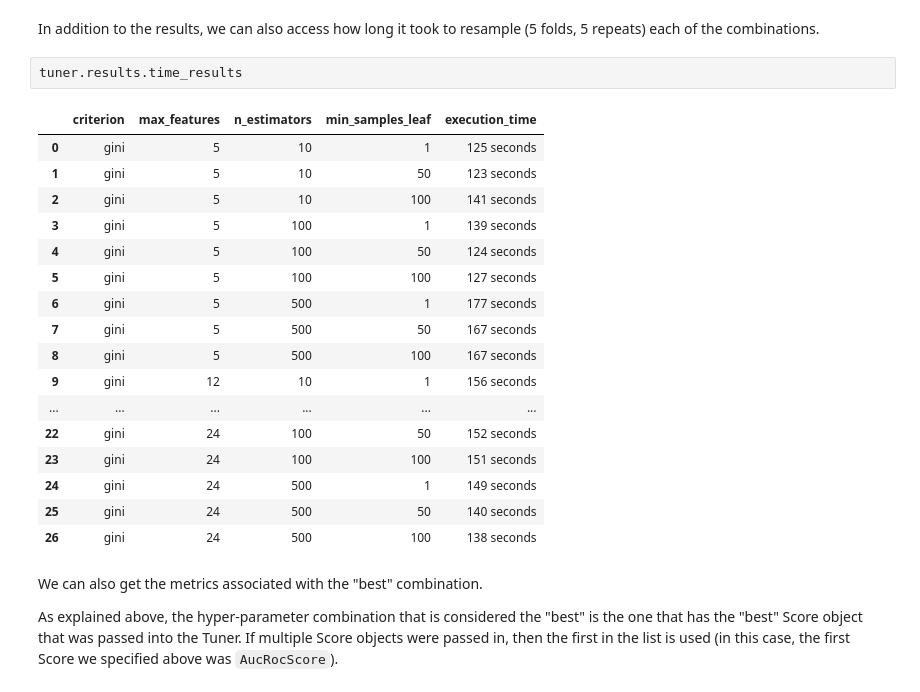
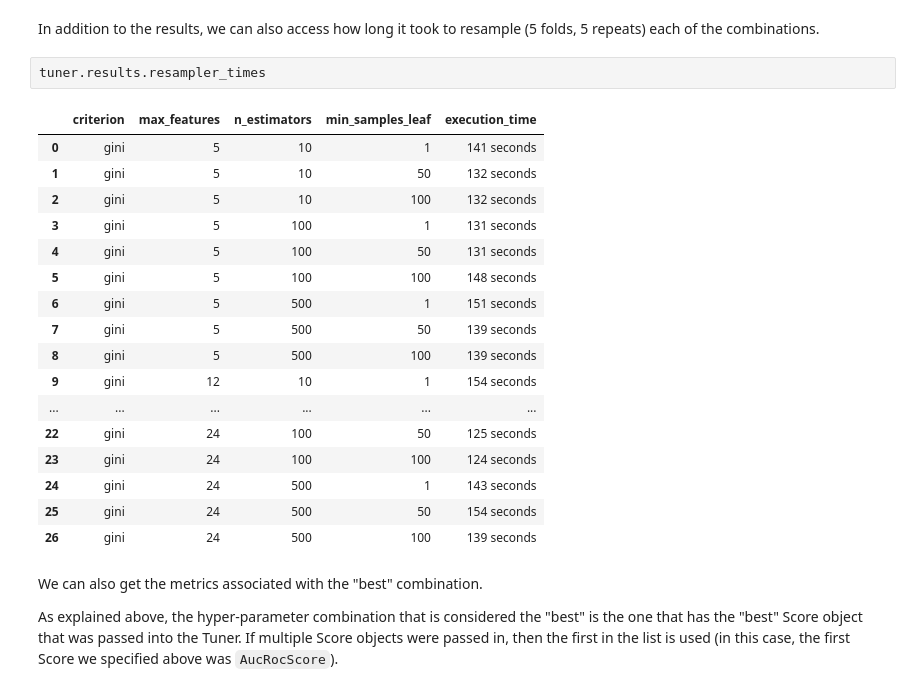
Before and after one commit to shane-kercheval/oo-learning, a Jupyter notebook: examples/classification-titanic/4-Tuning.ipynb, the cells around one changed output. Cells and saved outputs as stored; diff of their text form.

```diff
--- a/examples/classification-titanic/4-Tuning.ipynb
+++ b/examples/classification-titanic/4-Tuning.ipynb
@@ -201,25 +201,25 @@ tuner.results.get_cross_validation_boxplots(metric=Metric.AUC_ROC)
 # %% [markdown]
 In addition to the results, we can also access how long it took to resample (5 folds, 5 repeats) each of the combinations.
 # %%
-tuner.results.time_results
+tuner.results.resampler_times
 # %% [output]
 |  | criterion | max_features | n_estimators | min_samples_leaf | execution_time |
-| 0 | gini | 5 | 10 | 1 | 125 seconds |
-| 1 | gini | 5 | 10 | 50 | 123 seconds |
-| 2 | gini | 5 | 10 | 100 | 141 seconds |
-| 3 | gini | 5 | 100 | 1 | 139 seconds |
-| 4 | gini | 5 | 100 | 50 | 124 seconds |
-| 5 | gini | 5 | 100 | 100 | 127 seconds |
-| 6 | gini | 5 | 500 | 1 | 177 seconds |
-| 7 | gini | 5 | 500 | 50 | 167 seconds |
-| 8 | gini | 5 | 500 | 100 | 167 seconds |
-| 9 | gini | 12 | 10 | 1 | 156 seconds |
+| 0 | gini | 5 | 10 | 1 | 141 seconds |
+| 1 | gini | 5 | 10 | 50 | 132 seconds |
+| 2 | gini | 5 | 10 | 100 | 132 seconds |
+| 3 | gini | 5 | 100 | 1 | 131 seconds |
+| 4 | gini | 5 | 100 | 50 | 131 seconds |
+| 5 | gini | 5 | 100 | 100 | 148 seconds |
+| 6 | gini | 5 | 500 | 1 | 151 seconds |
+| 7 | gini | 5 | 500 | 50 | 139 seconds |
+| 8 | gini | 5 | 500 | 100 | 139 seconds |
+| 9 | gini | 12 | 10 | 1 | 154 seconds |
 | ... | ... | ... | ... | ... | ... |
-| 22 | gini | 24 | 100 | 50 | 152 seconds |
-| 23 | gini | 24 | 100 | 100 | 151 seconds |
-| 24 | gini | 24 | 500 | 1 | 149 seconds |
-| 25 | gini | 24 | 500 | 50 | 140 seconds |
-| 26 | gini | 24 | 500 | 100 | 138 seconds |
+| 22 | gini | 24 | 100 | 50 | 125 seconds |
+| 23 | gini | 24 | 100 | 100 | 124 seconds |
+| 24 | gini | 24 | 500 | 1 | 143 seconds |
+| 25 | gini | 24 | 500 | 50 | 154 seconds |
+| 26 | gini | 24 | 500 | 100 | 139 seconds |
 # %% [markdown]
 We can also get the metrics associated with the "best" combination.
 
```
Also changed, not shown: parts of 10 cells of this notebook.
